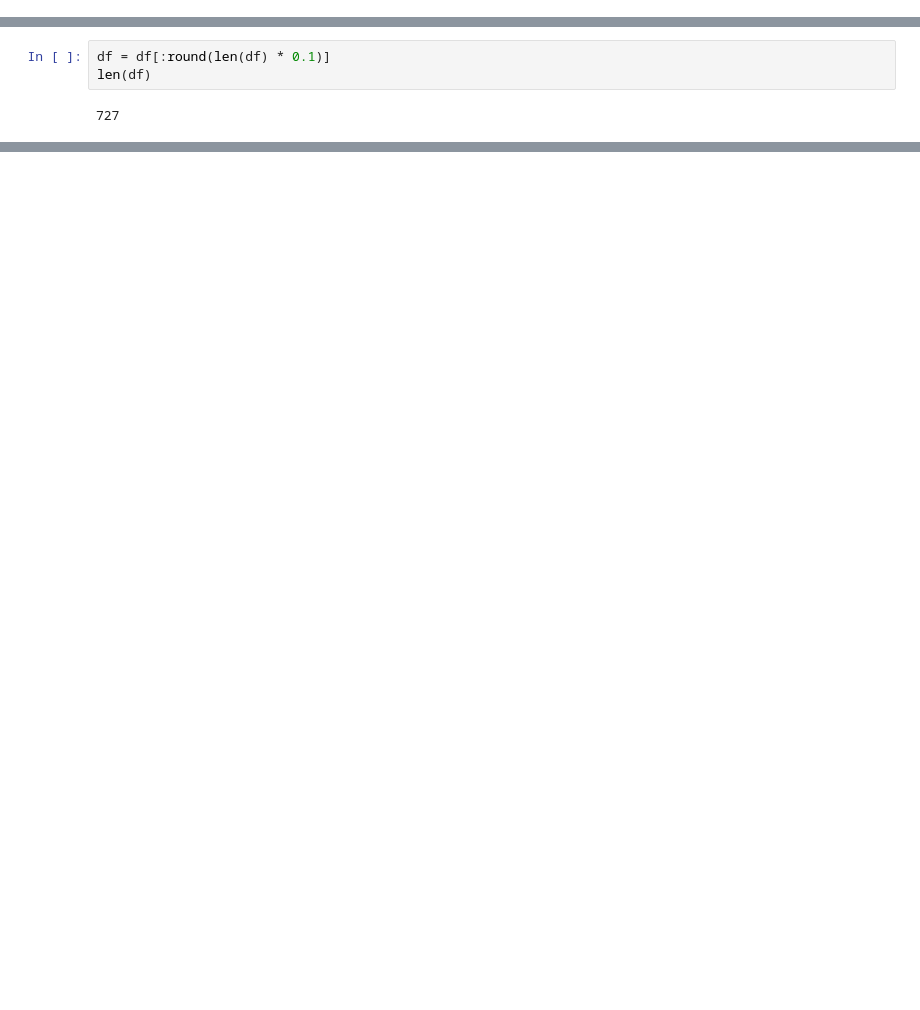
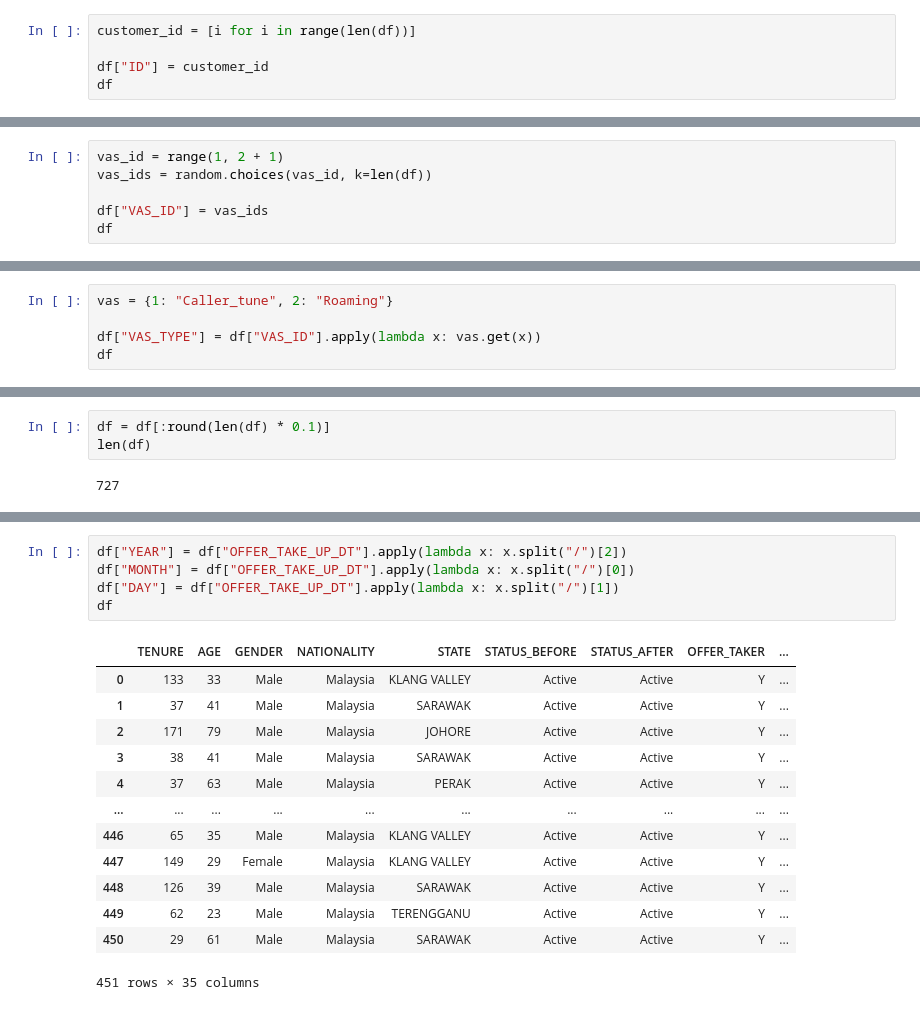
Before and after one commit to yuenherny/um-wqd7005-telco-campaign-analysis, a Jupyter notebook: Midterm.ipynb, the cells around one changed output, grey strips where cells are left out. Saved outputs shown, nothing was run; the diff lists cells and outputs as text; blank space fills up the shorter version.

```diff
--- a/Midterm.ipynb
+++ b/Midterm.ipynb
@@ -77 +107,6 @@ df
 New attributes `PLAN_ID` and `PLAN_TYPE` will be created and their values are created randomly.
+# %%
+customer_id = [i for i in range(len(df))]
+
+df["ID"] = customer_id
+df
@@ -121,0 +173,6 @@ df
+# %%
+vas_id = range(1, 2 + 1)
+vas_ids = random.choices(vas_id, k=len(df))
+
+df["VAS_ID"] = vas_ids
+df
@@ -121,0 +193,5 @@ df
+# %%
+vas = {1: "Caller_tune", 2: "Roaming"}
+
+df["VAS_TYPE"] = df["VAS_ID"].apply(lambda x: vas.get(x))
+df
@@ -126,0 +237,19 @@ len(df)
+# %%
+df["YEAR"] = df["OFFER_TAKE_UP_DT"].apply(lambda x: x.split("/")[2])
+df["MONTH"] = df["OFFER_TAKE_UP_DT"].apply(lambda x: x.split("/")[0])
+df["DAY"] = df["OFFER_TAKE_UP_DT"].apply(lambda x: x.split("/")[1])
+df
+# %% [output]
+|  | TENURE | AGE | GENDER | NATIONALITY | STATE | STATUS_BEFORE | STATUS_AFTER | OFFER_TAKER | ... |
+| 0 | 133 | 33 | Male | Malaysia | KLANG VALLEY | Active | Active | Y | ... |
+| 1 | 37 | 41 | Male | Malaysia | SARAWAK | Active | Active | Y | ... |
+| 2 | 171 | 79 | Male | Malaysia | JOHORE | Active | Active | Y | ... |
+| 3 | 38 | 41 | Male | Malaysia | SARAWAK | Active | Active | Y | ... |
+| 4 | 37 | 63 | Male | Malaysia | PERAK | Active | Active | Y | ... |
+| ... | ... | ... | ... | ... | ... | ... | ... | ... | ... |
+| 446 | 65 | 35 | Male | Malaysia | KLANG VALLEY | Active | Active | Y | ... |
+| 447 | 149 | 29 | Female | Malaysia | KLANG VALLEY | Active | Active | Y | ... |
+| 448 | 126 | 39 | Male | Malaysia | SARAWAK | Active | Active | Y | ... |
+| 449 | 62 | 23 | Male | Malaysia | TERENGGANU | Active | Active | Y | ... |
+| 450 | 29 | 61 | Male | Malaysia | SARAWAK | Active | Active | Y | ... |
+451 rows × 35 columns
```
Also changed, not shown: parts of 21 cells of this notebook, 4 other files.
